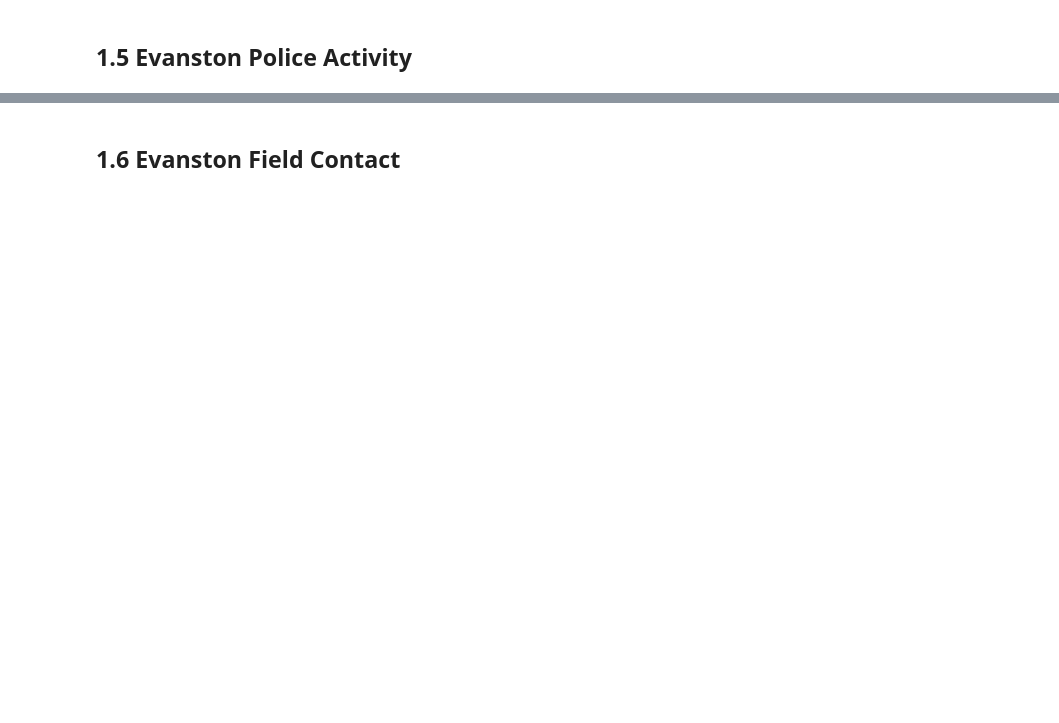
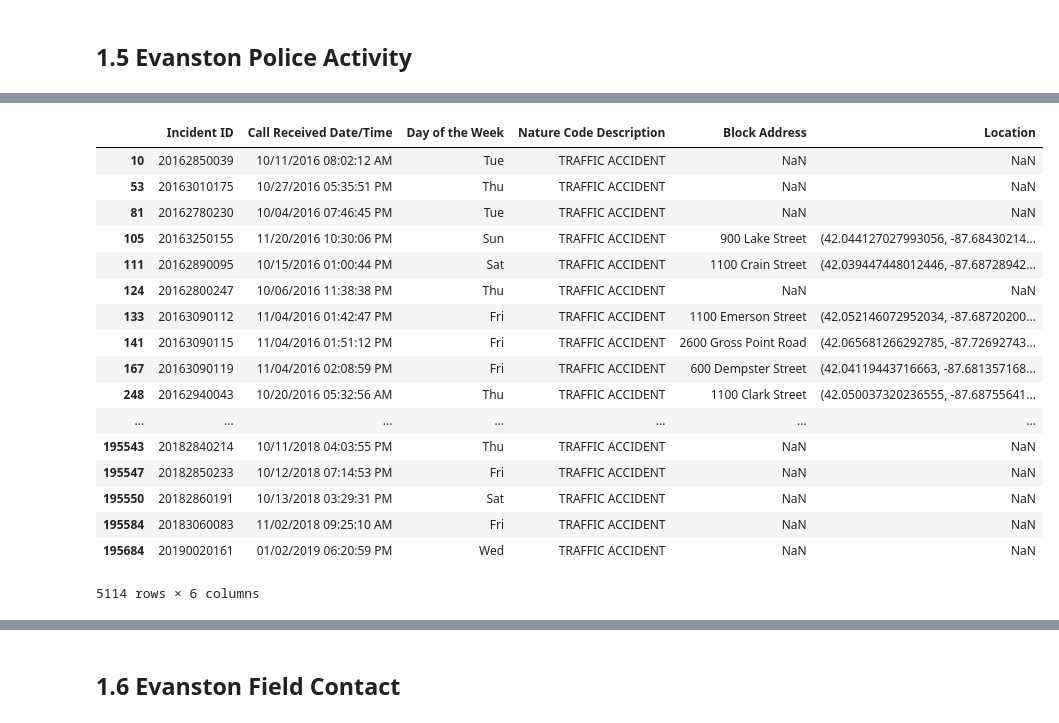
Before and after one commit to haleh-aleahmad/library_data_contest, a Jupyter notebook: Library Data Contest - Python.ipynb, the cells around one changed output, grey strips where cells are left out. Drawn from its saved outputs; the diff is of its cells as text; code cells hidden in the pictures; blank space fills up the shorter version.

```diff
--- a/Library Data Contest - Python.ipynb
+++ b/Library Data Contest - Python.ipynb
@@ -85,3 +97,24 @@ activity_df.head(5)
+# %%
+activity_df[activity_df['Nature Code Description']=='TRAFFIC ACCIDENT']
+# %% [output]
+|  | Incident ID | Call Received Date/Time | Day of the Week | Nature Code Description | Block Address | Location |
+| 10 | 20162850039 | 10/11/2016 08:02:12 AM | Tue | TRAFFIC ACCIDENT | NaN | NaN |
+| 53 | 20163010175 | 10/27/2016 05:35:51 PM | Thu | TRAFFIC ACCIDENT | NaN | NaN |
+| 81 | 20162780230 | 10/04/2016 07:46:45 PM | Tue | TRAFFIC ACCIDENT | NaN | NaN |
+| 105 | 20163250155 | 11/20/2016 10:30:06 PM | Sun | TRAFFIC ACCIDENT | 900 Lake Street | (42.044127027993056, -87.68430214... |
+| 111 | 20162890095 | 10/15/2016 01:00:44 PM | Sat | TRAFFIC ACCIDENT | 1100 Crain Street | (42.039447448012446, -87.68728942... |
+| 124 | 20162800247 | 10/06/2016 11:38:38 PM | Thu | TRAFFIC ACCIDENT | NaN | NaN |
+| 133 | 20163090112 | 11/04/2016 01:42:47 PM | Fri | TRAFFIC ACCIDENT | 1100 Emerson Street | (42.052146072952034, -87.68720200... |
+| 141 | 20163090115 | 11/04/2016 01:51:12 PM | Fri | TRAFFIC ACCIDENT | 2600 Gross Point Road | (42.065681266292785, -87.72692743... |
+| 167 | 20163090119 | 11/04/2016 02:08:59 PM | Fri | TRAFFIC ACCIDENT | 600 Dempster Street | (42.04119443716663, -87.681357168... |
+| 248 | 20162940043 | 10/20/2016 05:32:56 AM | Thu | TRAFFIC ACCIDENT | 1100 Clark Street | (42.050037320236555, -87.68755641... |
+| ... | ... | ... | ... | ... | ... | ... |
+| 195543 | 20182840214 | 10/11/2018 04:03:55 PM | Thu | TRAFFIC ACCIDENT | NaN | NaN |
+| 195547 | 20182850233 | 10/12/2018 07:14:53 PM | Fri | TRAFFIC ACCIDENT | NaN | NaN |
+| 195550 | 20182860191 | 10/13/2018 03:29:31 PM | Sat | TRAFFIC ACCIDENT | NaN | NaN |
+| 195584 | 20183060083 | 11/02/2018 09:25:10 AM | Fri | TRAFFIC ACCIDENT | NaN | NaN |
+| 195684 | 20190020161 | 01/02/2019 06:20:59 PM | Wed | TRAFFIC ACCIDENT | NaN | NaN |
+5114 rows × 6 columns
 # %%
 set(activity_df['Nature Code Description'])
 len(activity_df)
```
Also changed, not shown: parts of 27 cells of this notebook.
